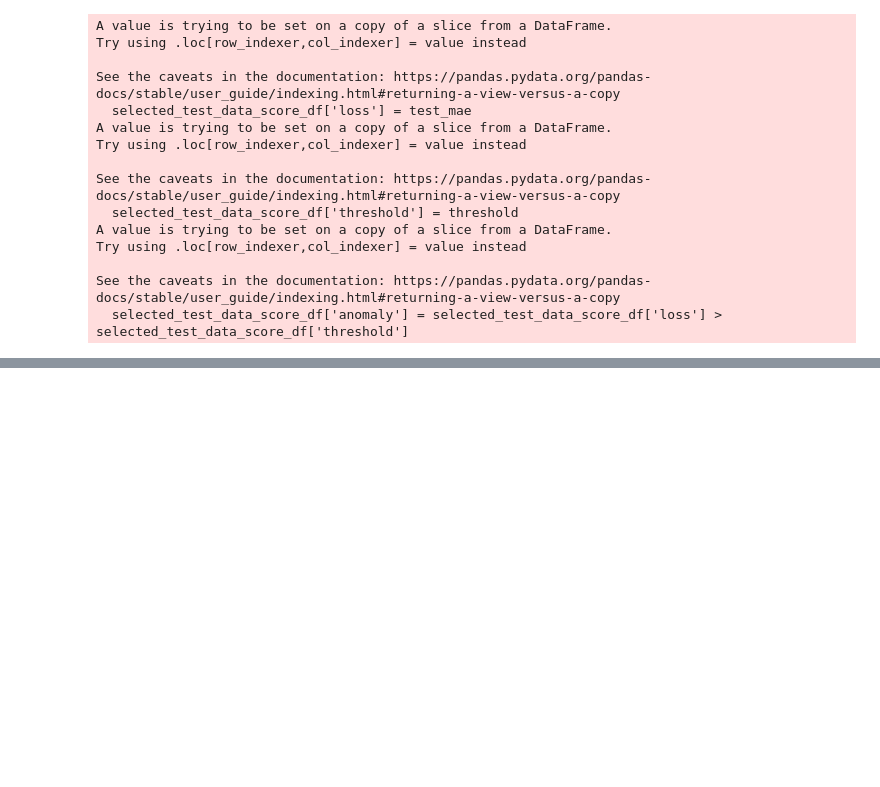
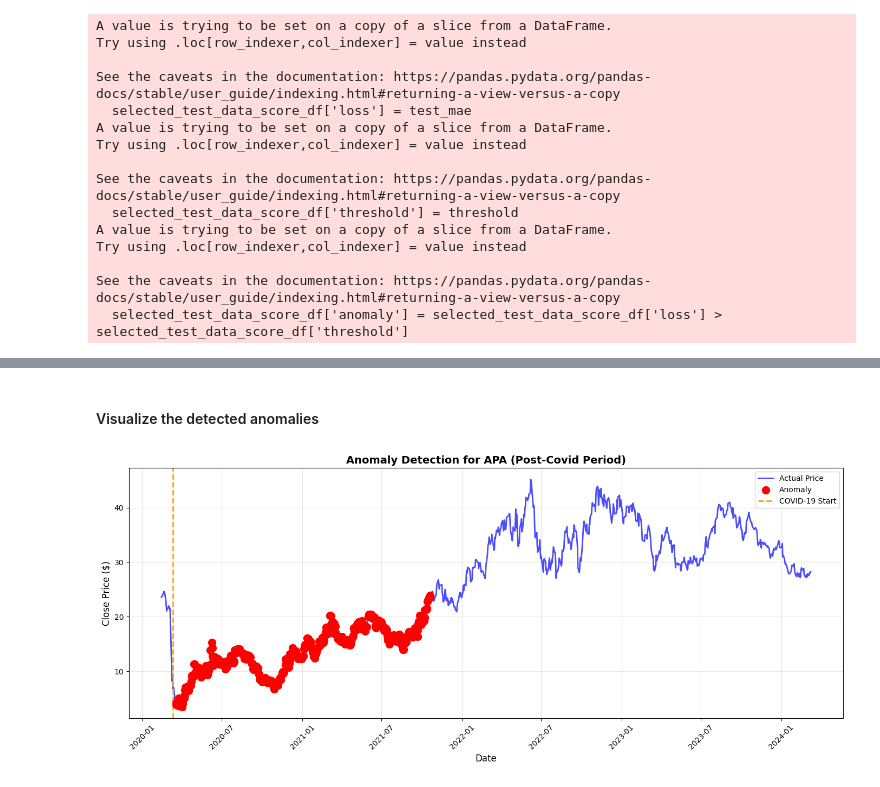
Before and after one commit to aidowu1/my-general-ai-work-, a Jupyter notebook: language-models-fundermentals/ai-thursdays-session-16/Autoencoder-Model-Solution/basic-anomaly-detection-tensorflow-of-financial-data.ipynb, the cells around one changed output, grey strips where cells are left out. Drawn from its saved outputs; the diff is of its cells as text; code cells hidden in the pictures; blank space fills up the shorter version.

```diff
--- a/language-models-fundermentals/ai-thursdays-session-16/Autoencoder-Model-Solution/basic-anomaly-detection-tensorflow-of-financial-data.ipynb
+++ b/language-models-fundermentals/ai-thursdays-session-16/Autoencoder-Model-Solution/basic-anomaly-detection-tensorflow-of-financial-data.ipynb
@@ -303,7 +378,7 @@ def visualize_anomalies(
     """
     test_data_df = data_df.copy()
     test_data_df['Date'] = test_data_df.index
-    filter_start_date = pd.to_datetime(config.covidemic_start_date)
+    filter_start_date = pd.to_datetime(config.test_start_date)
     test_data_score_df = test_data_df[test_data_df['Date'] >= filter_start_date]
     test_data_score_df = test_data_score_df.reset_index(drop=True)
     selected_test_data_score_df = test_data_score_df.iloc[config.sequence_length:]
@@ -316,8 +391,9 @@ def visualize_anomalies(
     fig.add_trace(go.Scatter(x=selected_test_data_score_df['Date'], y=selected_test_data_score_df['threshold'], name='Threshold'))
     fig.update_layout(showlegend=True, title='Test loss vs. Threshold')
     fig.show()
+    return test_data_score_df, selected_test_data_score_df
 # %%
-visualize_anomalies(X_test, test_mae, predicted_anomalies, threshold, config)
+test_data_df, selected_test_data_score_df = visualize_anomalies(X_test, test_mae, predicted_anomalies, threshold, config)
 # %% [output]
 A value is trying to be set on a copy of a slice from a DataFrame.
 Try using .loc[row_indexer,col_indexer] = value instead
@@ -346,3 +412,0 @@ NameError: name 'test_data_score_df' is not defined
-# %%
-selected_test_data_score_df = test_data_score_df.iloc[config.sequence_length:]
-print(f"selected_test_data_score_df shape: {selected_test_data_score_df.shape}")
@@ -350,0 +424,36 @@ selected_test_data_score_df shape: (1226, 6)
+# %% [markdown]
+#### Visualize the detected anomalies
+# %%
+def plot_anomalies(
+        test_data_results_df: pd.DataFrame = selected_test_data_score_df,
+        config: Config = config):
+    """
+    Plot the actual close price and highlight the detected anomalies on the time series.
+    :param test_data_results_df: DataFrame containing the test data with anomaly scores and flags
+    :param config: Config object containing the original data and date information for plotting
+    """
+    fig, ax = plt.subplots(figsize=(14, 6))
+
+    # Plot the actual close price with Date on X-axis
+    ax.plot(test_data_results_df["Date"], test_data_results_df["Close"], label='Actual Price', alpha=0.7, linewidth=2, color='blue')
+
+    # Get anomaly points and overlay them
+    anomalies = test_data_results_df[test_data_results_df['anomaly'] == True]
+    ax.scatter(anomalies["Date"], anomalies["Close"], color='red', label='Anomaly', s=100, zorder=5, marker='o')
+
+    # Add COVID-19 start date vertical line
+    covid_date = pd.to_datetime(config.covidemic_start_date)
+    ax.axvline(x=covid_date, color='orange', linestyle='--', linewidth=2, label='COVID-19 Start')
+
+    ax.set_xlabel('Date', fontsize=12)
+    ax.set_ylabel('Close Price ($)', fontsize=12)
+    ax.set_title(f"Anomaly Detection for {config.ticker} (Post-Covid Period)", fontsize=14, fontweight='bold')
+    ax.legend(fontsize=10)
+    ax.tick_params(axis='x', rotation=45)
+    ax.grid(True, alpha=0.3)
+    fig.tight_layout()
+    plt.show()
+# %%
+plot_anomalies()
+# %% [output]
+[figure, added]
```
Also changed, not shown: parts of 16 cells of this notebook, 15 other files.
